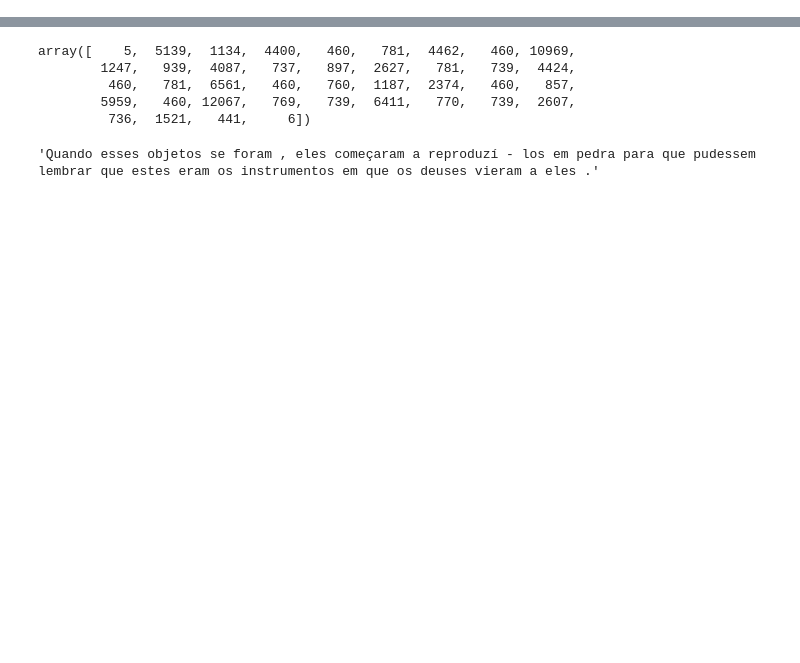
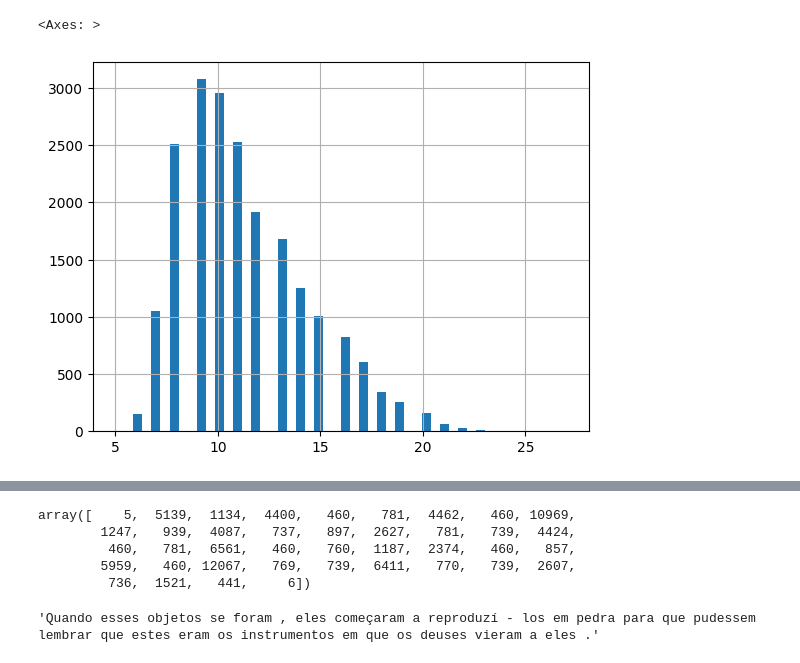
Before and after one commit to vicent-h/traducao-rede-neural, a Jupyter notebook: observing-tokenizer.ipynb, the cells around one changed output, grey strips where cells are left out. Cells and saved outputs as stored; diff of their text form; code cells hidden in the pictures; blank space fills up the shorter version.

```diff
--- a/observing-tokenizer.ipynb
+++ b/observing-tokenizer.ipynb
@@ -37,3 +74,8 @@ df_train.en.values[0]
+# %%
+df_eval.loc[df_eval[f'en_tokens_50000_len'] <= 54].reset_index(drop=True).sample(frac=0.1, random_state=42)["pt_tokens_50000_len"].hist(bins=50)
+# %% [output]
+<Axes: >
+[figure, added]
 # %%
 for _, row in df_train.sample(100).iterrows():
     print('Frase inglês:', row.en)
```
Also changed, not shown: parts of 9 cells of this notebook, 9 other files.
